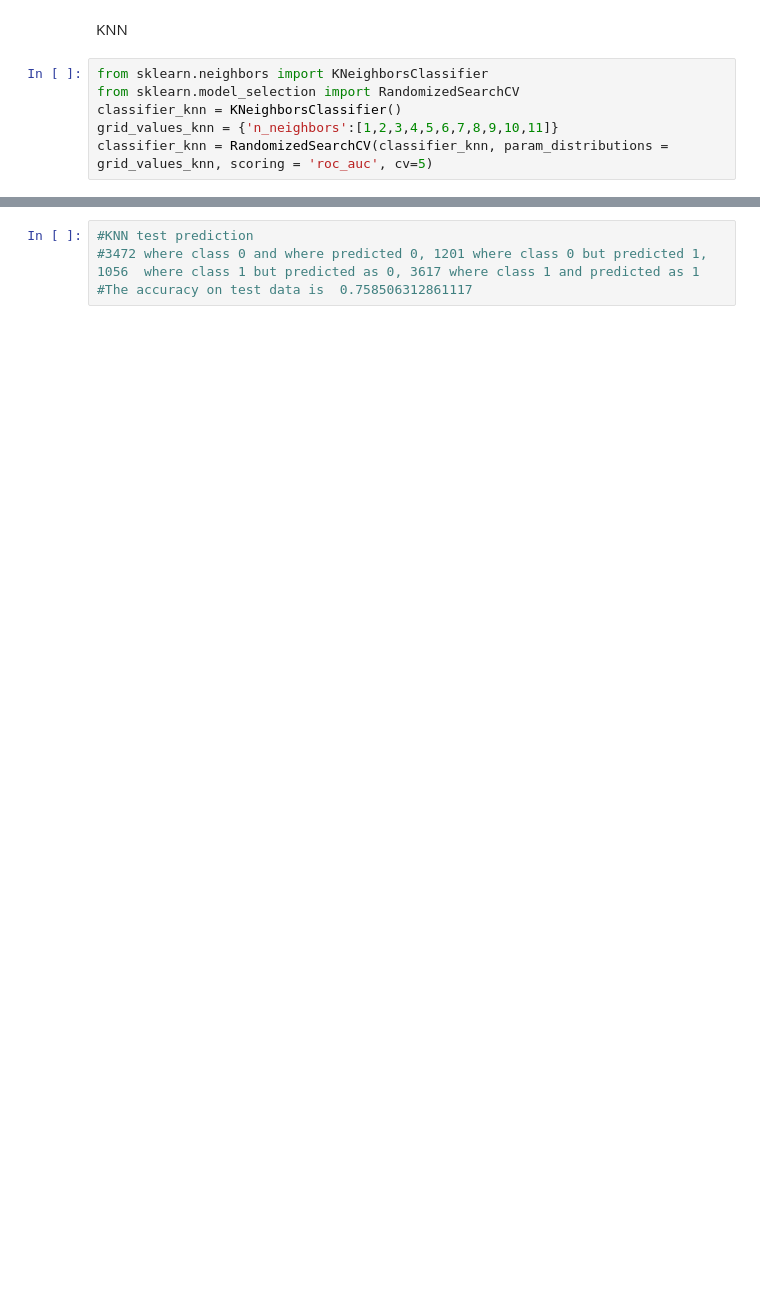
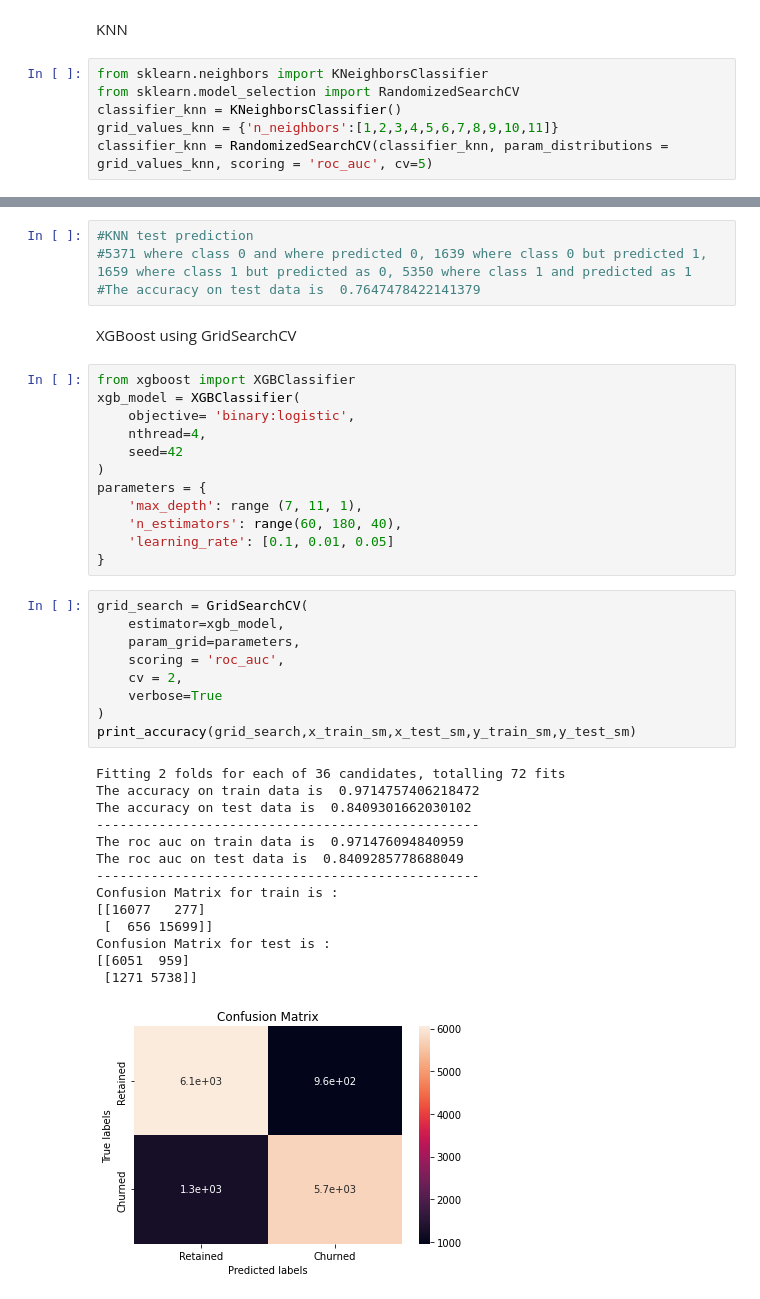
Before and after one commit to MiteshBhanushali/Credit-Card-Default, a Jupyter notebook: Copy_of_Credit_Card_Default_Prediction_Capstone_Project.ipynb, the cells around one changed output, grey strips where cells are left out. Saved outputs shown, nothing was run; the diff lists cells and outputs as text; blank space fills up the shorter version.

```diff
--- a/Copy_of_Credit_Card_Default_Prediction_Capstone_Project.ipynb
+++ b/Copy_of_Credit_Card_Default_Prediction_Capstone_Project.ipynb
@@ -613,4 +609,42 @@ Confusion Matrix for test is :
 # %%
 #KNN test prediction
-#3472 where class 0 and where predicted 0, 1201 where class 0 but predicted 1, 1056  where class 1 but predicted as 0, 3617 where class 1 and predicted as 1
-#The accuracy on test data is  0.758506312861117
+#5371 where class 0 and where predicted 0, 1639 where class 0 but predicted 1, 1659 where class 1 but predicted as 0, 5350 where class 1 and predicted as 1
+#The accuracy on test data is  0.7647478422141379
+# %% [markdown]
+XGBoost using GridSearchCV
+# %%
+from xgboost import XGBClassifier
+xgb_model = XGBClassifier(
+    objective= 'binary:logistic',
+    nthread=4,
+    seed=42
+)
+parameters = {
+    'max_depth': range (7, 11, 1),
+    'n_estimators': range(60, 180, 40),
+    'learning_rate': [0.1, 0.01, 0.05]
+}
+# %%
+grid_search = GridSearchCV(
+    estimator=xgb_model,
+    param_grid=parameters,
+    scoring = 'roc_auc',
+    cv = 2,
+    verbose=True
+)
+print_accuracy(grid_search,x_train_sm,x_test_sm,y_train_sm,y_test_sm)
+# %% [output]
+Fitting 2 folds for each of 36 candidates, totalling 72 fits
+The accuracy on train data is  0.9714757406218472
+The accuracy on test data is  0.8409301662030102
+-------------------------------------------------
+The roc auc on train data is  0.971476094840959
+The roc auc on test data is  0.8409285778688049
+-------------------------------------------------
+Confusion Matrix for train is :
+[[16077   277]
+ [  656 15699]]
+Confusion Matrix for test is :
+[[6051  959]
+ [1271 5738]]
+[figure, added]
```
Also changed, not shown: parts of 17 cells of this notebook.
